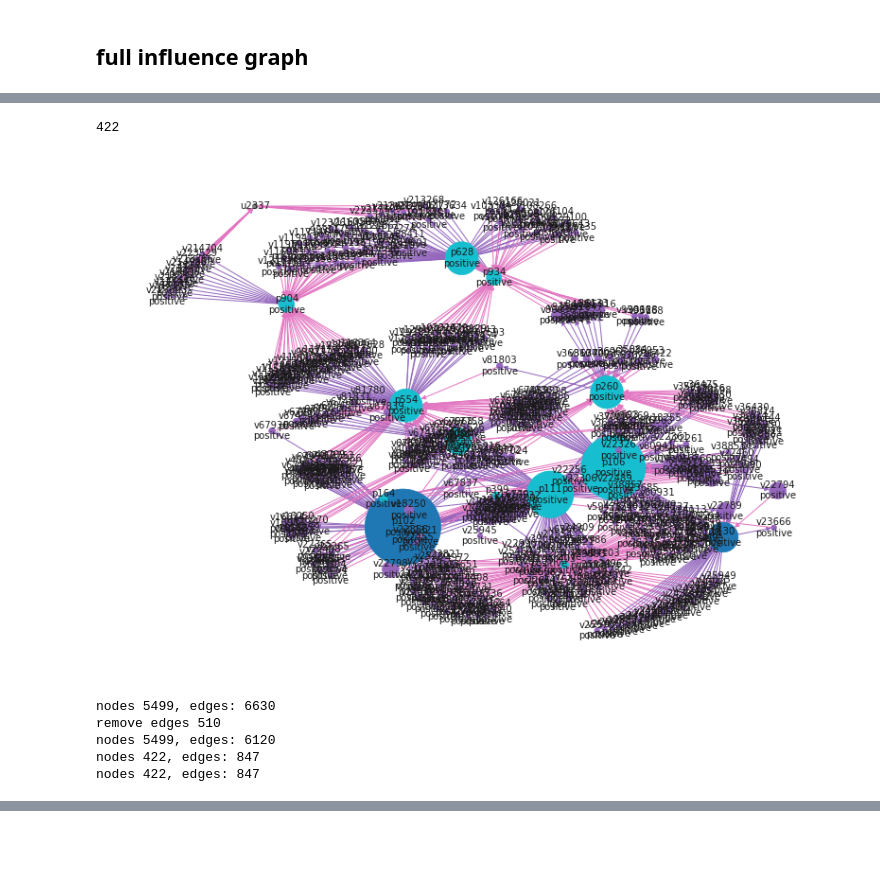
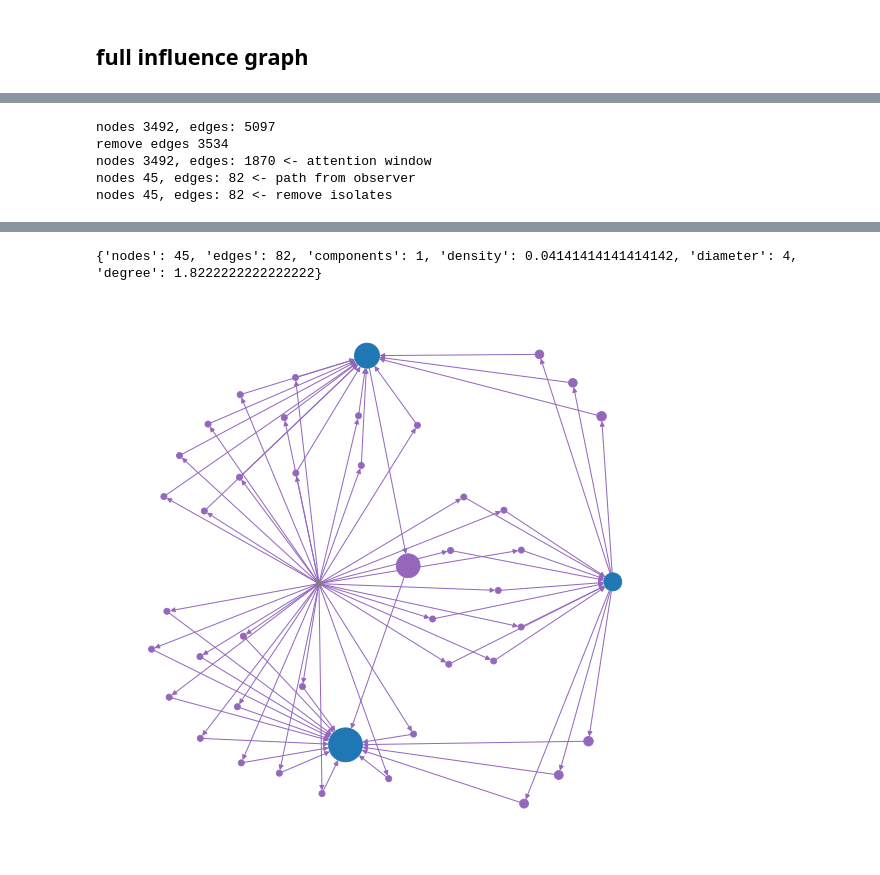
Before and after one commit to ruiliu310/dartpost-research, a Jupyter notebook: influence_graph.ipynb, the cells around one changed output, grey strips where cells are left out. Drawn from its saved outputs; the diff is of its cells as text; code cells hidden in the pictures; blank space fills up the shorter version.

```diff
--- a/influence_graph.ipynb
+++ b/influence_graph.ipynb
@@ -306,12 +273,13 @@ print(len(subG))
 # %%
 attention_window = pd.Timedelta("1 day")
-moment_time = timeline[5]
-topic = "h"
+moment_time = timeline[1]
 pr_alpha = 0.85
-beta_rv = beta(a=0.5, b=0.5)
+beta_a = 0.5
+beta_b = 0.5
 
 node_name = "u2337"
-polarity="positive"
+topic = 4
+polarity = 0
 
 print(f"{attention_window}, {moment_time}")
 # %% [output]
@@ -363,33 +336,0 @@ nodes 422, edges: 847
-# %%
-# pos = nx.drawing.nx_agraph.graphviz_layout(moment_graph, prog="dot")
-pos = nx.drawing.nx_agraph.graphviz_layout(moment_graph)
-# pos = nx.spring_layout(moment_graph, iterations=3, seed=3)
-
-fig = plt.figure(figsize=(14, 10))
-ax = fig.subplots()
-
-nx.draw(
-    moment_graph, ax=ax,
-    pos=pos,
-    with_labels=True,
-#     node_color=[use_color[color_map[moment_graph.nodes[n]["kind"]]] for n in moment_graph.nodes],
-    node_color=[use_color[color_map[moment_graph.nodes[n]["kind"]]]
-                if n[0] != "u" else use_color[color_map[moment_graph.nodes[n]["color"]]]
-                for n in moment_graph.nodes],
-    edge_color=[use_color[color_map[moment_graph.edges[e]["kind"]]] for e in moment_graph.edges],
-    labels={n: f"{n}\n{moment_graph.nodes[n]['polar']}" if moment_graph.nodes[n]['kind'] != "user" else n for n in moment_graph.nodes},
-    font_size=10,
-    node_size=[pr_value[n]*len(moment_graph)*100 for n in moment_graph],
-)
-
-nx.draw_networkx_edge_labels(
-    subG, pos=pos, ax=ax,
-#     edge_labels={e: f"{moment_graph.edges[e]['time']:%d-%H:%M}" for e in moment_graph.edges},
-    edge_labels={e: "" for e in moment_graph.edges},
-    font_size=8,
-)
-
-print(len(moment_graph))
-# %% [output]
-422
-[figure, removed]
@@ -436,17 +337,11 @@ def compute_pagerank(G, node_name, pr_alpha, beta_a, beta_b, moment_time, attent
-# %%
-attention_window = pd.Timedelta("1 day")
-moment_time = timeline[5]
-topic = "h"
-polarity = "positive"
-pr_alpha = 0.85
-beta_rv = beta(a=0.5, b=0.5)
-
-node_name = "u2337"
-
-pr_value, moment_graph = compute_pagerank(G, node_name=node_name, pr_alpha=pr_alpha, beta_a=0.5, beta_b=0.5, moment_time=moment_time, attention_window=attention_window, topic=topic, polarity=polarity)
-# %% [output]
-nodes 5499, edges: 6630
-remove edges 510
-nodes 5499, edges: 6120
-nodes 422, edges: 847
-nodes 422, edges: 847
+# %%
+moment_graph, pr_value = compute_moment_pagerank(G, node_name, topic, polarity, pr_alpha, beta_a, beta_b, moment_time, attention_window, verbose=True)
+# %% [output]
+nodes 3492, edges: 5097
+remove edges 3534
+nodes 3492, edges: 1870 <- attention window
+nodes 45, edges: 82 <- path from observer
+nodes 45, edges: 82 <- remove isolates
+# %%
+draw_graph(moment_graph, prog="neato", node_label=False, edge_label=False, pr_value=pr_value)
+# %% [output]
@@ -453,3 +349,5 @@ nodes 422, edges: 847
+{'nodes': 45, 'edges': 82, 'components': 1, 'density': 0.04141414141414142, 'diameter': 4, 'degree': 1.8222222222222222}
+[figure, added]
 # %%
 obsr_list = [f"u{u}" for u in df_users[df_users["isObserver"] == "t"]["id"]]
 # %%
```
Also changed, not shown: parts of 31 cells of this notebook, 2 other files.
